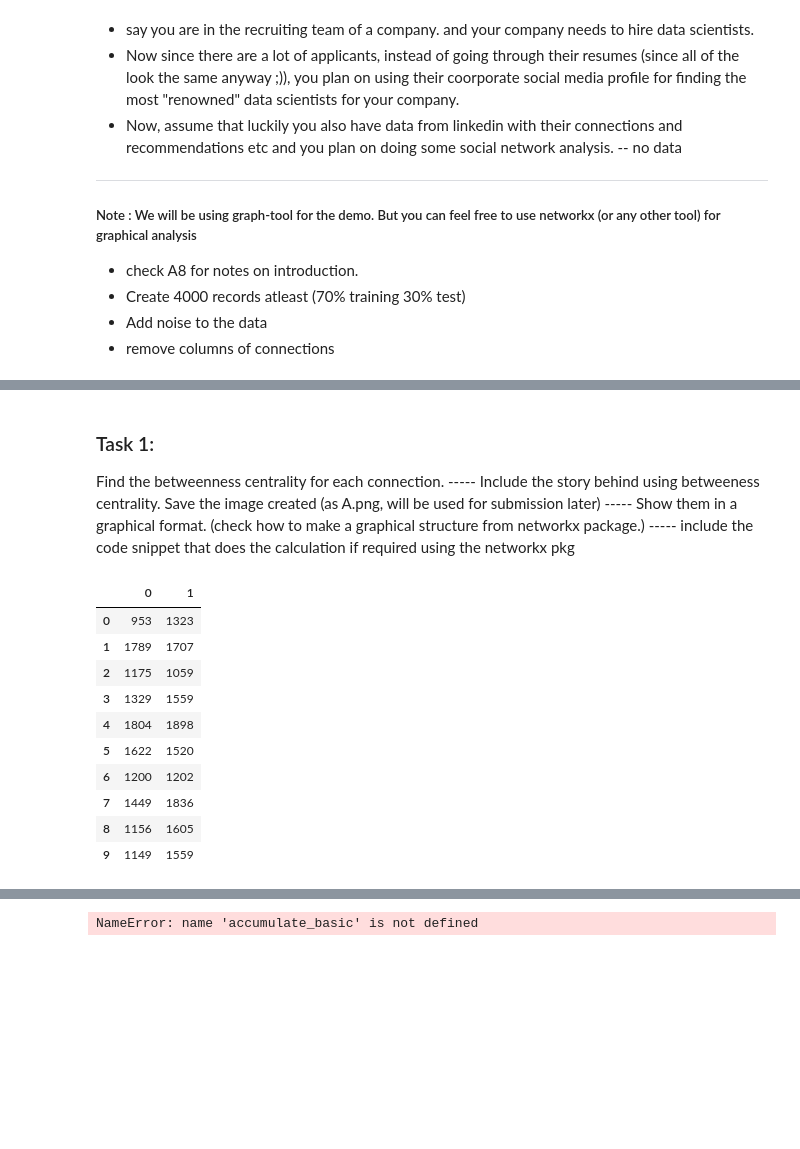
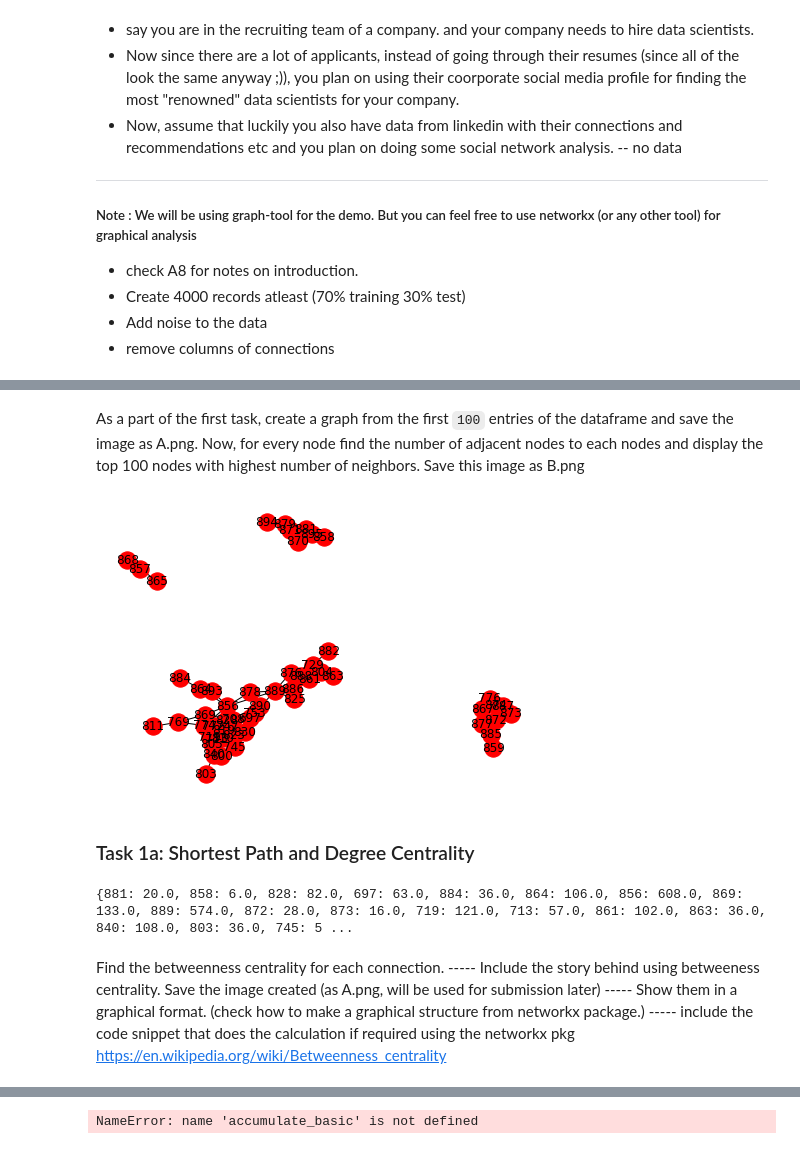
Before and after one commit to meghan14/big_data_projects_python, a Jupyter notebook: assignment_design/assignment_design_cmpt733_mg_networkx.ipynb, the cells around one changed output, grey strips where cells are left out. Saved outputs shown, nothing was run; the diff lists cells and outputs as text; code cells hidden in the pictures; blank space fills up the shorter version.

```diff
--- a/assignment_design/assignment_design_cmpt733_mg_networkx.ipynb
+++ b/assignment_design/assignment_design_cmpt733_mg_networkx.ipynb
@@ -17,0 +25,17 @@ Dataset : http://snap.stanford.edu/data/ego-Facebook.html
+# %%
+from networkx import *
+import os
+import pandas as pd
+import matplotlib.pyplot as plt
+#from graph_tool.all import *
+
+source = "data/"
+df = pd.read_csv(source+"edges.csv")
+'''
+for f in fs:
+    with open(source+f,'r') as fopen:
+        temp = pd.read_csv(fopen,sep=" ",header=None)
+        fopen.close()
+        df = pd.concat([temp,df])
+'''
+df.head(10)
@@ -17,0 +54,9 @@ Dataset : http://snap.stanford.edu/data/ego-Facebook.html
+# %% [markdown]
+As a part of the first task, create a graph from the first `100` entries of the dataframe and save the image as A.png. Now, for every node find the number of adjacent nodes to each nodes and display the top 100 nodes with highest number of neighbors. Save this image as B.png
+# %%
+g= Graph(directed=True)
+for i,rows in df.head(100).iterrows():
+    g.add_edge(rows[0],rows[1])
+draw(g, with_labels=True)
+# %% [output]
+[figure, added]
@@ -18,37 +66,21 @@ Dataset : http://snap.stanford.edu/data/ego-Facebook.html
+# %% [markdown]
+### Task 1a: Shortest Path and Degree Centrality
+# %%
+n_spaths = dict.fromkeys(g,0.0)
+s= dict(all_pairs_shortest_path(g))
+#print([p for p in s])
+for source in g:
+        for path in s[source].values():
+            for node in path[1:]: # ignore firs element (source == node)
+                n_spaths[node] += 1 # this path passes through `node`
+
+print(n_spaths)
+# %% [output]
+{881: 20.0, 858: 6.0, 828: 82.0, 697: 63.0, 884: 36.0, 864: 106.0, 856: 608.0, 869: 133.0, 889: 574.0, 872: 28.0, 873: 16.0, 719: 121.0, 713: 57.0, 861: 102.0, 863: 36.0, 840: 108.0, 803: 36.0, 745: 5 ...
 # %% [markdown]
-### Task 1:
+
 Find the betweenness centrality for each connection.
     ----- Include the story behind using betweeness centrality. Save the image created (as A.png, will be used for submission later)
     ----- Show them in a graphical format. (check how to make a graphical structure from networkx package.)
     ----- include the code snippet that does the calculation if required using the networkx pkg
+https://en.wikipedia.org/wiki/Betweenness_centrality
-# %%
-from networkx import *
-import os
-import pandas as pd
-import matplotlib.pyplot as plt
-#from graph_tool.all import *
-
-source = "data/facebook/" #try reading from gzip file
-
-# Reading all *.edges files in dataframes.
-files = [f for f in os.listdir(source) if f.endswith(".edges")]
-fs = files[:2] # remove this later just for testing.
-df = pd.DataFrame()
-for f in fs:
-    with open(source+f,'r') as fopen:
-        temp = pd.read_csv(fopen,sep=" ",header=None)
-        fopen.close()
-        df = pd.concat([temp,df])
-df.head(10)
-# %% [output]
-|  | 0 | 1 |
-| 0 | 953 | 1323 |
-| 1 | 1789 | 1707 |
-| 2 | 1175 | 1059 |
-| 3 | 1329 | 1559 |
-| 4 | 1804 | 1898 |
-| 5 | 1622 | 1520 |
-| 6 | 1200 | 1202 |
-| 7 | 1449 | 1836 |
-| 8 | 1156 | 1605 |
-| 9 | 1149 | 1559 |
```
Also changed, not shown: parts of 16 cells of this notebook, 5 other files.
